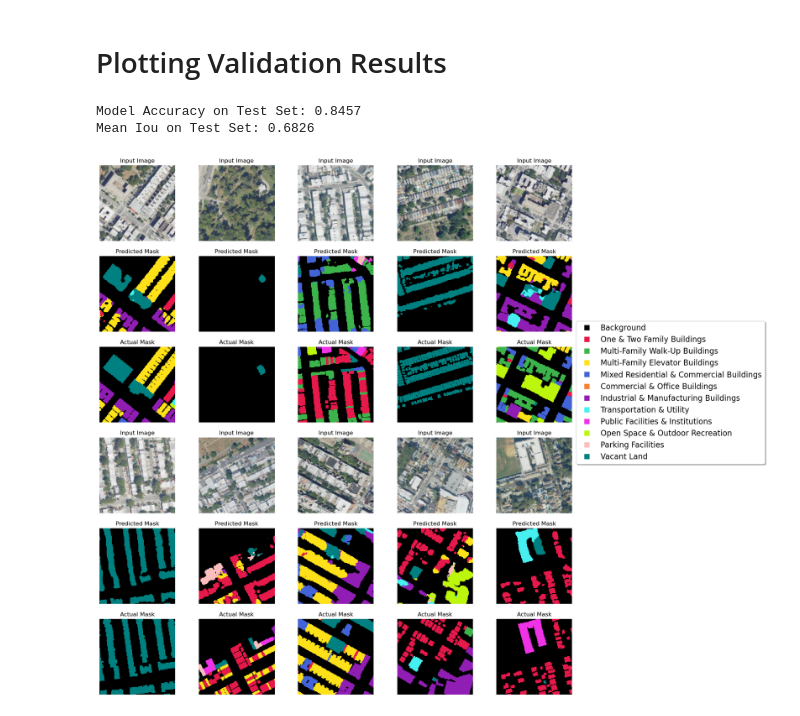
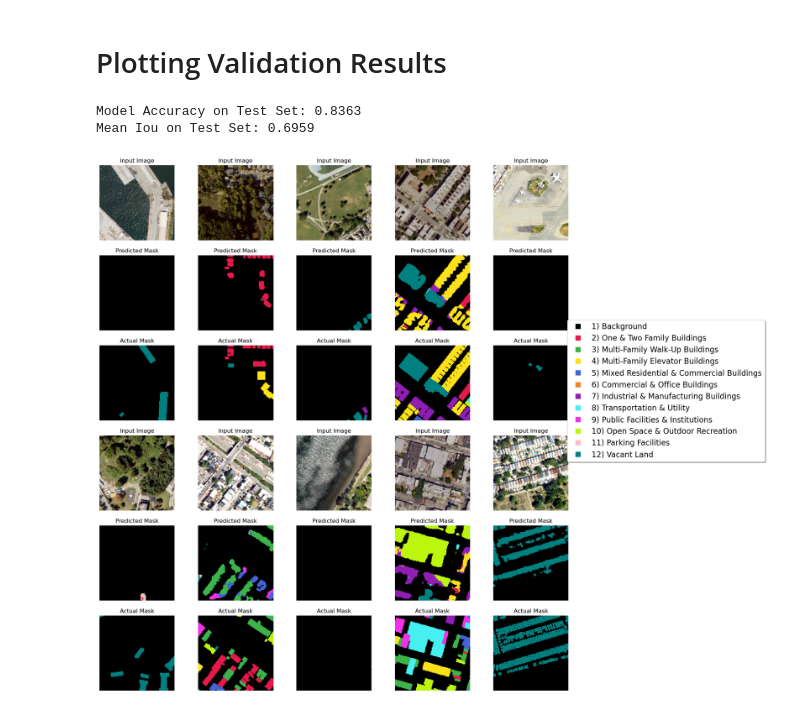
Before and after one commit to matzefit/AIBuildingFunctionPredicition, a Jupyter notebook: training.ipynb, the cells around one changed output. Saved outputs shown, nothing was run; the diff lists cells and outputs as text; code cells hidden in the pictures.

Commit message:
Unet resnet 200 epochs cosineannealing  lr 0.6959iou testet

```diff
--- a/training.ipynb
+++ b/training.ipynb
@@ -60,8 +64,9 @@ class CustomDataset(Dataset):
 
 # Image and mask transformations
 image_transform = transforms.Compose([
+    transforms.ColorJitter(brightness=0.2, contrast=0.2, saturation=0.2),  # Adjust brightness, contrast, and saturation
     transforms.ToTensor(),
-    transforms.Normalize(mean=[0.485, 0.456, 0.406], std=[0.229, 0.224, 0.225])
+    transforms.Normalize(mean=[0.5281, 0.5468, 0.5364], std=[0.1913, 0.1705, 0.1566]) #Calculated mean: tensor([0.5281, 0.5468, 0.5364]) Calculated std: tensor([0.1913, 0.1705, 0.1566])
 ])
 mask_transform = transforms.ToTensor()
 
@@ -98,7 +144,7 @@ def plot_images(images, masks, num_images=5, class_labels=None):
     fig, axs = plt.subplots(num_images, 2, figsize=(10, 20))
     for i in range(num_images):
         img = images[i].permute(1, 2, 0)  # Convert from CxHxW to HxWxC
-        img = img * torch.tensor([0.229, 0.224, 0.225], device=img.device).view(1, 1, 3) + torch.tensor([0.485, 0.456, 0.406], device=img.device).view(1, 1, 3)
+        img = img * torch.tensor([0.1913, 0.1705, 0.1566], device=img.device).view(1, 1, 3) + torch.tensor([0.5281, 0.5468, 0.5364], device=img.device).view(1, 1, 3)
         img = img.detach().cpu().numpy()
         mask = masks[i].squeeze().detach().cpu().numpy()
 
@@ -252,7 +325,7 @@ UNet(
 import matplotlib.pyplot as plt
 from torch.cuda.amp import GradScaler
 
-num_epochs = 200
+num_epochs = 35
 scaler = GradScaler()
 
 train_losses = []
@@ -286,20 +359,20 @@ for epoch in range(num_epochs):
         labels = labels.squeeze(1).long()  # Ensure labels are Long type
 
         optimizer.zero_grad()
-
+        # Forward pass
         outputs = model(inputs)
         loss = criterion(outputs, labels)
-
+        #back ward pass and optimization
         scaler.scale(loss).backward()
         scaler.step(optimizer)
         scaler.update()
-
+        scheduler.step() #update lR
         running_loss += loss.item() * inputs.size(0)
         total += inputs.size(0)
 
         # Reporting per iteration
-        if (i + 1) % 5 == 0:
-            print(f"Epoch {epoch+1}, {100. * (i + 1) / len(train_loader):.2f}% complete, Loss: {loss.item():.4f}")
+        if (i + 1) % 10 == 0:
+            print(f"Epoch {epoch+1}, {100. * (i + 1) / len(train_loader):.2f}% complete, Loss: {loss.item():.4f}, LR: {scheduler.get_last_lr()[0]:.6f}")
 
     average_train_loss = running_loss / total
     train_losses.append(average_train_loss)
@@ -350,7 +423,7 @@ for epoch in range(num_epochs):
             print(f"Model saved with IoU: {iou:.4f}")
 
         # Update the scheduler and track the learning rate
-        scheduler.step()
 
-        learning_rates.append(optimizer.param_groups[0]['lr'])
+        # learning_rates.append(optimizer.param_groups[0]['lr'])
+        learning_rates.append(scheduler.get_last_lr()[0])
 # %% [output]
@@ -487,34 +674,34 @@ def visualize_random_images(model, device, test_loader, num_visualizations=5):
         plt.subplot(rows_per_set, cols, set_index * 3 * cols + col_position + 1)
         img_display = img.permute(1, 2, 0)
         img_display = img_display * torch.tensor([0.229, 0.224, 0.225]) + torch.tensor([0.485, 0.456, 0.406])
         img_display = img_display.clip(0, 1)
         plt.imshow(img_display)
         plt.title("Input Image")
         plt.axis("off")
 
         # Predicted Mask
         plt.subplot(rows_per_set, cols, (set_index * 3 + 1) * cols + col_position + 1)
         plt.imshow(pred.numpy(), cmap=cmap,interpolation='nearest')
         plt.title("Predicted Mask")
         plt.axis("off")
 
         # Actual Mask
         plt.subplot(rows_per_set, cols, (set_index * 3 + 2) * cols + col_position + 1)
         plt.imshow(actual.numpy(), cmap=cmap,interpolation='nearest')
         plt.title("Actual Mask")
         plt.axis("off")
 
     # Create a legend for the classes
-    class_labels = ["Background", "One & Two Family Buildings", "Multi-Family Walk-Up Buildings", "Multi-Family Elevator Buildings", "Mixed Residential & Commercial Buildings", "Commercial & Office Buildings", "Industrial & Manufacturing Buildings", "Transportation & Utility", "Public Facilities & Institutions", "Open Space & Outdoor Recreation", "Parking Facilities", "Vacant Land"]
+    class_labels = ["1) Background", "2) One & Two Family Buildings", "3) Multi-Family Walk-Up Buildings", "4) Multi-Family Elevator Buildings", "5) Mixed Residential & Commercial Buildings", "6) Commercial & Office Buildings", "7) Industrial & Manufacturing Buildings", "8) Transportation & Utility", "9) Public Facilities & Institutions", "10) Open Space & Outdoor Recreation", "11) Parking Facilities", "12) Vacant Land"]
     patches = [plt.plot([], [], marker="s", ms=10, ls="", mec=None, color=colors[i], label="{:s}".format(class_labels[i]))[0] for i in range(len(class_labels))]
     plt.legend(handles=patches, loc='lower center', bbox_to_anchor=(2.3, 3), fancybox=True, shadow=True, ncol=1,fontsize=16)
 
     # plt.tight_layout()
     plt.show()
 
 # Call the visualization function
 visualize_random_images(model, device, test_loader)
 # %% [output]
-Model Accuracy on Test Set: 0.8457
-Mean Iou on Test Set: 0.6826
+Model Accuracy on Test Set: 0.8363
+Mean Iou on Test Set: 0.6959
-[figure, old version]
+[figure, new version]
```
Also changed, not shown: parts of 12 cells of this notebook, 6 other files.
